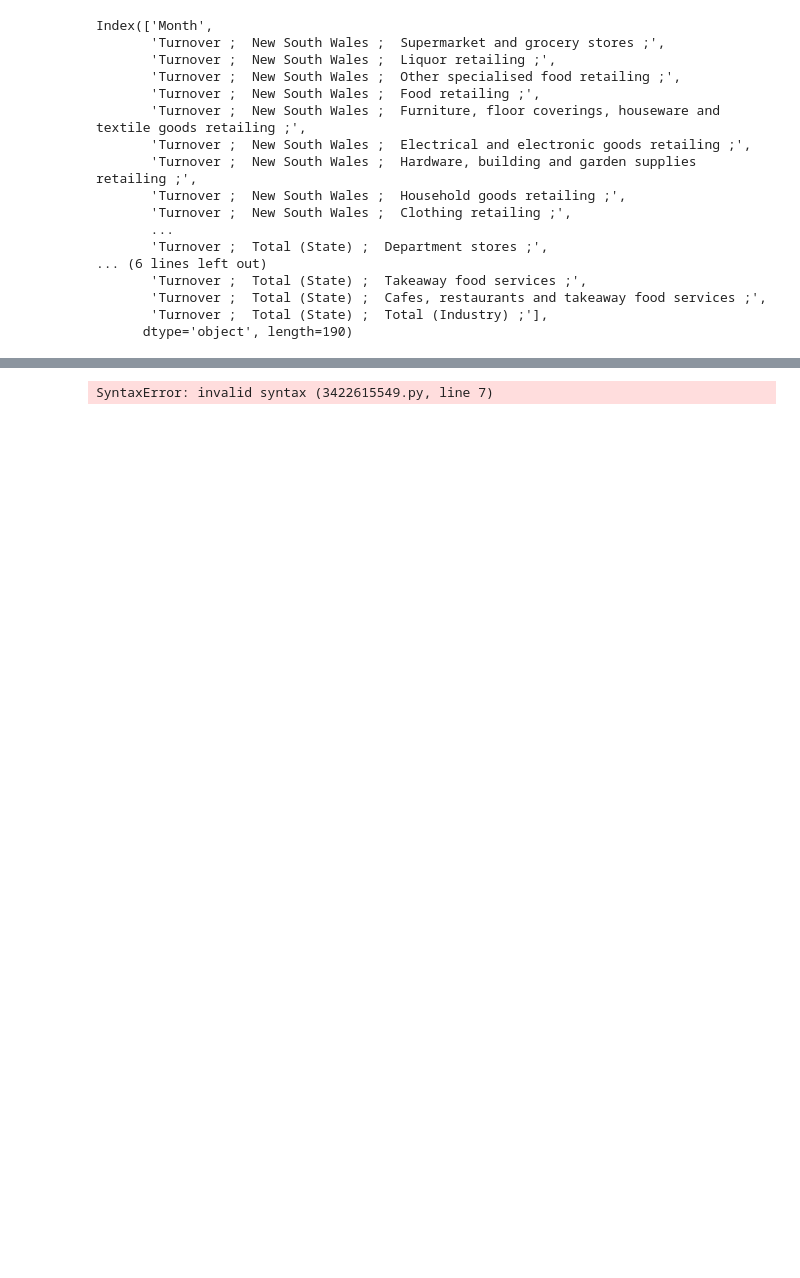
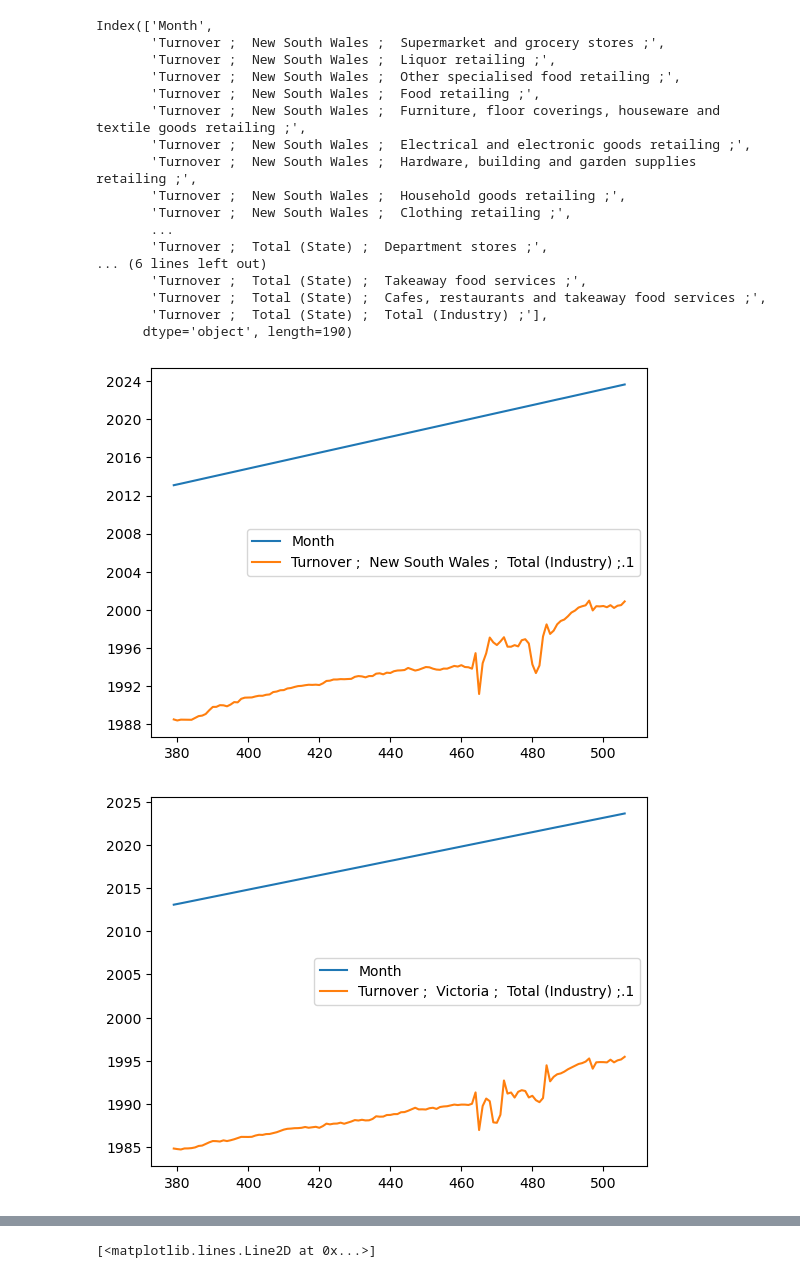
Before and after one commit to benhengyong/Group2, a Jupyter notebook: gayathripriyaDataAnalysis.ipynb, the cells around one changed output, grey strips where cells are left out. Drawn from its saved outputs; the diff is of its cells as text; code cells hidden in the pictures; blank space fills up the shorter version.

Commit message:
project1 line charts

```diff
--- a/gayathripriyaDataAnalysis.ipynb
+++ b/gayathripriyaDataAnalysis.ipynb
@@ -57,16 +68,48 @@ Index(['Month',
       dtype='object', length=190)
 # %%
 data_by_state_Q1data = data_by_state.drop(range(9, 379))
-data_by_state_Q1data["Month"]= pd.to_datetime(data_by_state_Q1data["Month"])
-#data_by_state_Q1data[["Turnover ;  New South Wales ;  Total (Industry) ;","Turnover ;  Victoria ;  Total (Industry) ;",""]]
-data_by_state_Q1data_seasonal= data_by_state_Q1data.iloc[: , [0,10, 11, 12, 13, 14, 15, 16, 17, 18]]
-data_by_state_Q1data_seasonal
-#fig, ax = plt.subplots()
-xaxis = data_by_state_Q1data.loc[(data_by_state_Q1data["Month"]>= '2013-1-1') & (data_by_state_Q1data["Month"]<= '2013-12-1'),["Turnover ;  New South Wales ;  Total (Industry) ;":"Turnover ;  Total (State) ;  Total (Industry) ;"]]
-#tick_locations = [value for value in xaxis]
-#plt.figure(figsize =(20, 15))
-#yaxis = pd.Series(data_by_state_Q1data_seasonal.iloc[:,[10]]).array
-#plt.bar(xaxis, yaxis, color='r', alpha=0.5, )
-#plt.show()
-xaxis
+#data_by_state_Q1data["Month"]= pd.to_datetime(data_by_state_Q1data["Month"])
+
+data_by_state_Q1data_seasonal= data_by_state_Q1data.loc[: , ['Month',
+                                                             'Turnover ;  New South Wales ;  Total (Industry) ;.1',
+                                                             'Turnover ;  Victoria ;  Total (Industry) ;.1',
+                                                             'Turnover ;  Queensland ;  Total (Industry) ;.1',
+                                                             'Turnover ;  South Australia ;  Total (Industry) ;.1',
+                                                             'Turnover ;  Western Australia ;  Total (Industry) ;.1',
+                                                             'Turnover ;  Tasmania ;  Total (Industry) ;.1',
+                                                             'Turnover ;  Northern Territory ;  Total (Industry) ;.1',
+                                                             'Turnover ;  Australian Capital Territory ;  Total (Industry) ;.1',
+                                                             'Turnover ;  Total (State) ;  Total (Industry) ;.1']]
+data_by_state_Q1data_seasonal["Month"] = pd.to_datetime(data_by_state_Q1data_seasonal["Month"])
+data_by_state_Q1data_seasonal.set_index("Month")
+NSW=data_by_state_Q1data_seasonal.iloc[:, [0, 1]]
+firstlineplot = NSW.plot.line()
+VIC = data_by_state_Q1data_seasonal.iloc[:, [0, 2]]
+secondplotline = VIC.plot.line()
+Queensland = data_by_state_Q1data_seasonal.iloc[:, [0, 3]]
+thirdplotline = Queensland.plot.line()
+SA = data_by_state_Q1data_seasonal.iloc[:, [0, 4]]
+fourthplotline = SA.plot.line()
+WA = data_by_state_Q1data_seasonal.iloc[:, [0, 5]]
+fivethplotline = WA.plot.line()
+Tas = data_by_state_Q1data_seasonal.iloc[:, [0, 6]]
+sixthplotline = Tas.plot.line()
+NT = data_by_state_Q1data_seasonal.iloc[:, [0, 7]]
+sixthplotline = NT.plot.line()
+ACT = data_by_state_Q1data_seasonal.iloc[:, [0, 8]]
+sixthplotline = ACT.plot.line()
+tot = data_by_state_Q1data_seasonal.iloc[:, [0, 9]]
+xaxis = data_by_state_Q1data_seasonal.iloc[:, 0].to_xarray()
+yaxis = data_by_state_Q1data_seasonal.iloc[:, 9].to_xarray()
+seventhplotline = plt.plot(xaxis, yaxis)
+plt.show()
+firstlineplot
+secondplotline
+thirdplotline
+fourthplotline
+fivethplotline
+sixthplotline
+seventhplotline
 # %% [output]
+[figure, added]
+[figure, added]
@@ -73 +122 @@ xaxis
-SyntaxError: invalid syntax (3422615549.py, line 7)
+[<matplotlib.lines.Line2D at 0x...>]
```
Also changed, not shown: parts of 2 cells of this notebook.
